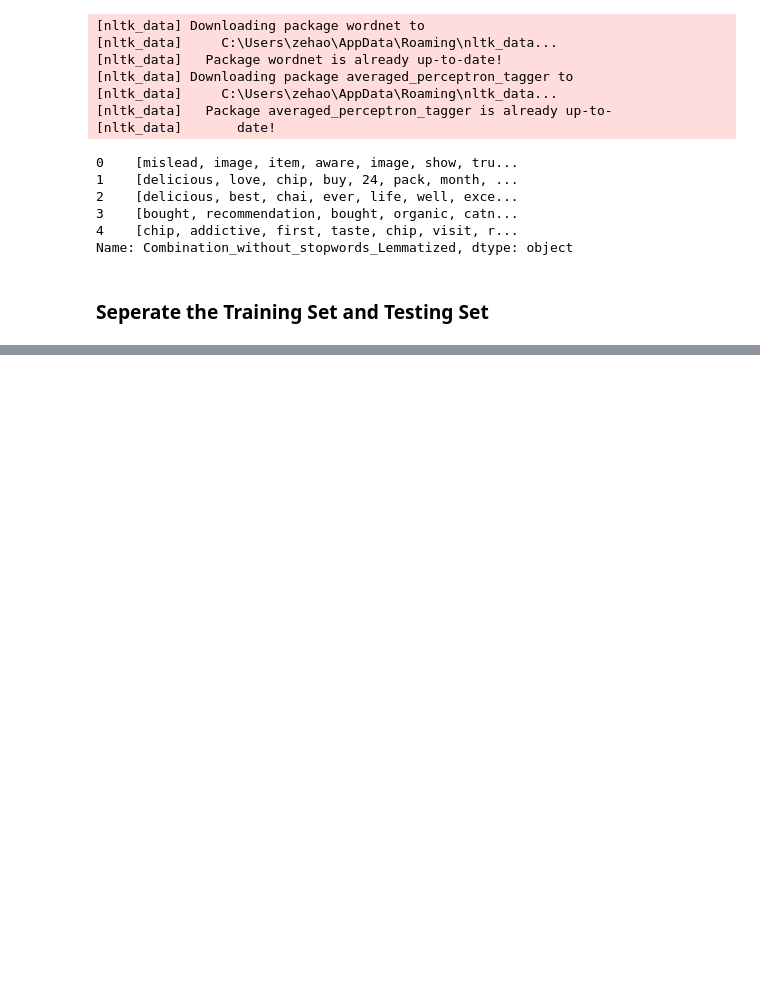
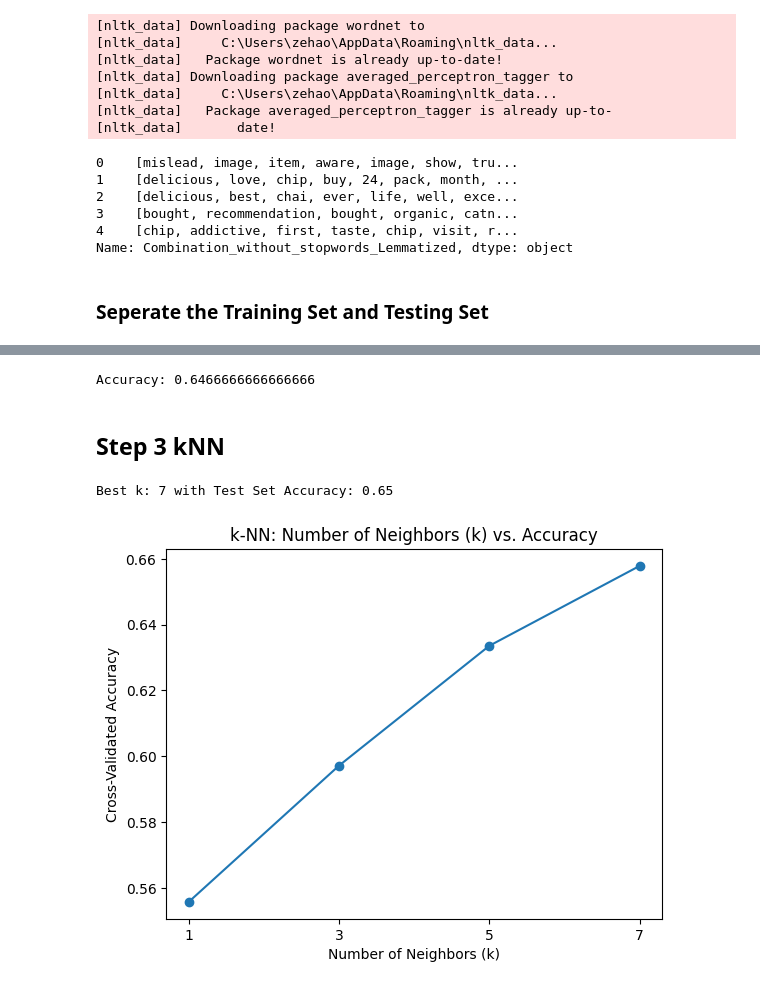
Before and after one commit to QianZeHao123/Text-Mining-and-Language-Analysis, a Jupyter notebook: summative/main.ipynb, the cells around one changed output, grey strips where cells are left out. Cells and saved outputs as stored; diff of their text form; code cells hidden in the pictures; blank space fills up the shorter version.

```diff
--- a/summative/main.ipynb
+++ b/summative/main.ipynb
@@ -218,0 +222,79 @@ Review_train, Review_test, Score_train, Score_test = train_test_split(
+# %%
+from sklearn.feature_extraction.text import TfidfVectorizer
+from sklearn.naive_bayes import MultinomialNB
+from sklearn.pipeline import Pipeline
+from sklearn.metrics import classification_report, accuracy_score
+
+# 2. Create a Pipeline for TF-IDF Vectorization and Naive Bayes Model
+nb_pipeline = Pipeline([
+    # Text representation: TF-IDF
+    ('tfidf', TfidfVectorizer()),
+    # Classifier: Multinomial Naive Bayes
+    ('naive_bayes', MultinomialNB())
+])
+
+# 3. Train the Naive Bayes Model
+nb_pipeline.fit(Review_train, Score_train)
+
+# 4. Test the Model
+Score_pred = nb_pipeline.predict(Review_test)
+
+# 5. Evaluate the Model
+print("Accuracy:", accuracy_score(Score_test, Score_pred))
+# print("\nClassification Report:\n", classification_report(Score_test, Score_pred))
+# %% [output]
+Accuracy: 0.6466666666666666
+# %% [markdown]
+## Step 3 kNN
+# %%
+import numpy as np
+import matplotlib.pyplot as plt
+from sklearn.model_selection import cross_val_score
+from sklearn.feature_extraction.text import TfidfVectorizer
+from sklearn.neighbors import KNeighborsClassifier
+from sklearn.pipeline import Pipeline
+
+# Assuming 'df_subset' is your cleaned DataFrame containing 'Cleaned_Text' and 'Score' columns
+# Step 2: Set up a pipeline with TF-IDF and k-NN
+k_values = [1, 3, 5, 7]
+cross_val_scores = []
+
+for k in k_values:
+    pipeline = Pipeline([
+        ('tfidf', TfidfVectorizer()),
+        ('knn', KNeighborsClassifier(n_neighbors=k))
+    ])
+
+    # Use cross-validation to evaluate the model
+    scores = cross_val_score(pipeline, Review_train, Score_train,
+                             cv=5, scoring='accuracy')
+    cross_val_scores.append(np.mean(scores))
+
+# Step 3: Find the best k based on cross-validation scores
+best_k_index = np.argmax(cross_val_scores)
+best_k = k_values[best_k_index]
+
+# Train the final model with the best k
+final_model = Pipeline([
+    ('tfidf', TfidfVectorizer()),
+    ('knn', KNeighborsClassifier(n_neighbors=best_k))
+])
+final_model.fit(Review_train, Score_train)
+
+# Test the final model on the test set
+Score_pred = final_model.predict(Review_test)
+
+# Evaluate the final model
+accuracy = accuracy_score(Score_test, Score_pred)
+print(f"Best k: {best_k} with Test Set Accuracy: {accuracy}")
+
+# Step 4: Plot k vs. classification performance
+plt.plot(k_values, cross_val_scores, marker='o')
+plt.title('k-NN: Number of Neighbors (k) vs. Accuracy')
+plt.xlabel('Number of Neighbors (k)')
+plt.ylabel('Cross-Validated Accuracy')
+plt.xticks(k_values)
+plt.show()
+# %% [output]
+Best k: 7 with Test Set Accuracy: 0.65
+[figure, added]
```
Also changed, not shown: parts of 2 cells of this notebook.
